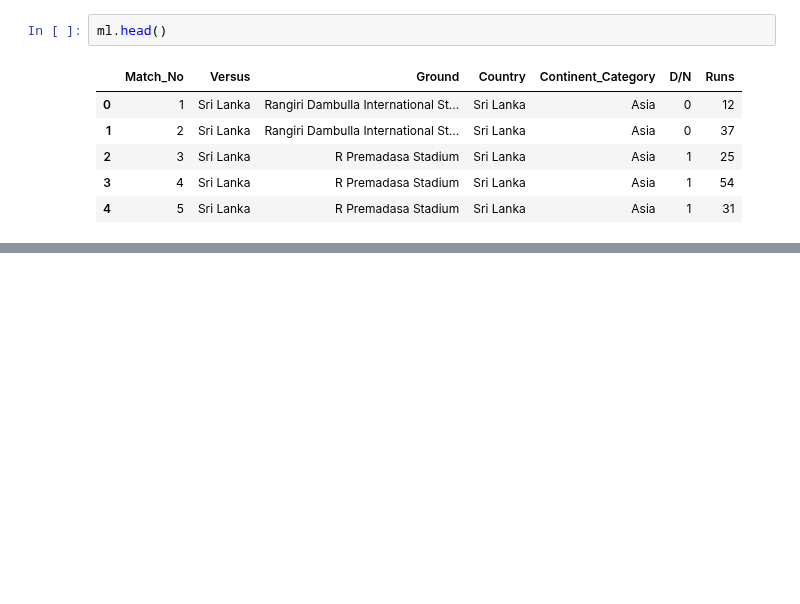
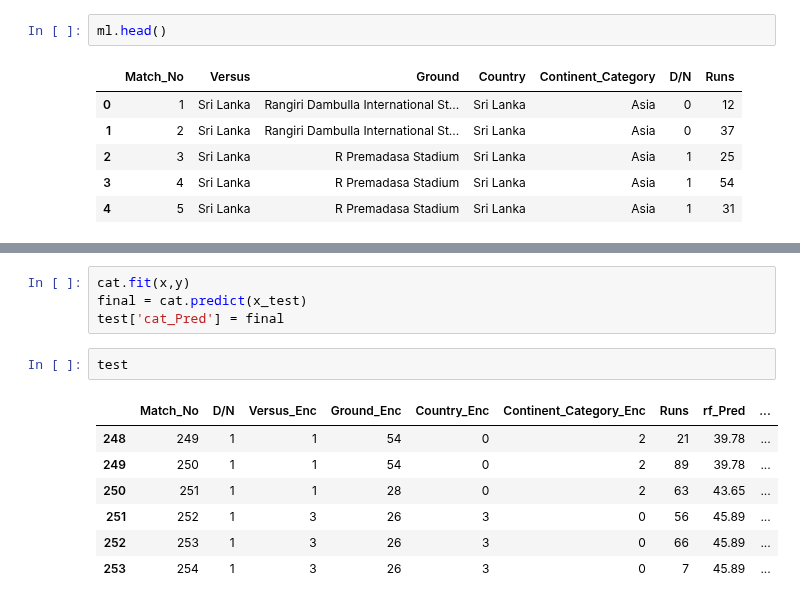
Before and after one commit to SharanDHONI/Virat-Kohli-ODI-Analysis, a Jupyter notebook: ODI Anlaysis.ipynb, the cells around one changed output, grey strips where cells are left out. Cells and saved outputs as stored; diff of their text form; blank space fills up the shorter version.

```diff
--- a/ODI Anlaysis.ipynb
+++ b/ODI Anlaysis.ipynb
@@ -578,0 +877,14 @@ ml.head()
+# %%
+cat.fit(x,y)
+final = cat.predict(x_test)
+test['cat_Pred'] = final
+# %%
+test
+# %% [output]
+|  | Match_No | D/N | Versus_Enc | Ground_Enc | Country_Enc | Continent_Category_Enc | Runs | rf_Pred | ... |
+| 248 | 249 | 1 | 1 | 54 | 0 | 2 | 21 | 39.78 | ... |
+| 249 | 250 | 1 | 1 | 54 | 0 | 2 | 89 | 39.78 | ... |
+| 250 | 251 | 1 | 1 | 28 | 0 | 2 | 63 | 43.65 | ... |
+| 251 | 252 | 1 | 3 | 26 | 3 | 0 | 56 | 45.89 | ... |
+| 252 | 253 | 1 | 3 | 26 | 3 | 0 | 66 | 45.89 | ... |
+| 253 | 254 | 1 | 3 | 26 | 3 | 0 | 7 | 45.89 | ... |
```
Also changed, not shown: parts of 35 cells of this notebook.
